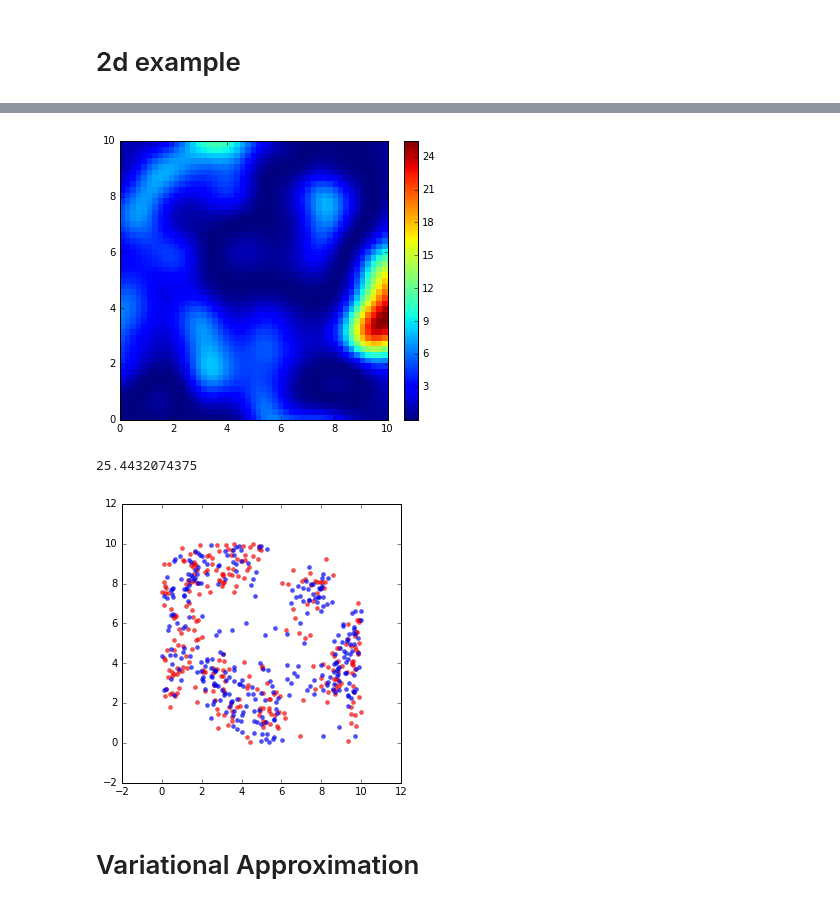
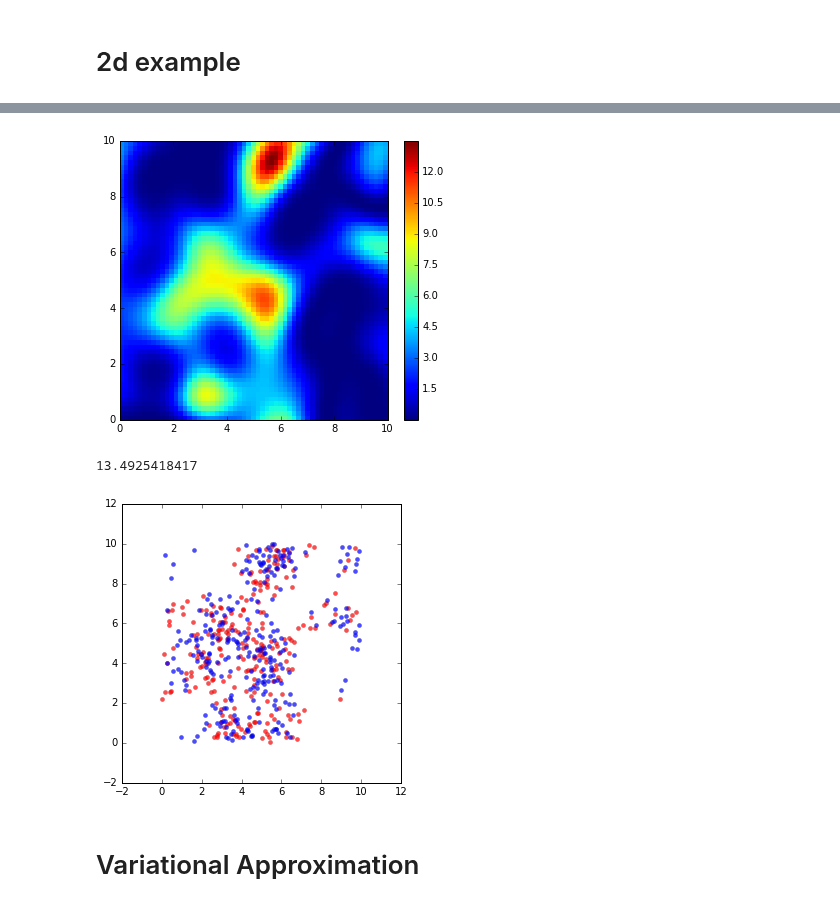
Before and after one commit to maxkohlbrenner/pmai-vi-gpmpp, a Jupyter notebook: 2D Example.ipynb, the cells around one changed output, grey strips where cells are left out. Cells and saved outputs as stored; diff of their text form; code cells hidden in the pictures.

```diff
--- a/2D Example.ipynb
+++ b/2D Example.ipynb
@@ -58,9 +60,9 @@ def gaussian_process_rate_function(xs):
 # %%
 upper_bound = 2
 Tlims = np.array([[0., 10.], [0., 10.]])
-res = 50
-lam_star = 10.
-params = np.array([2.,1.5])
+res = 60
+lam_star = 15.
+params = np.array([1.,1.5])
 
 #generate samples
 #samples,test_samples, _,xx, yy,vals = get_scp_samples(gaussian_process_rate_function, Tlims, upper_bound,res)
@@ -86,15 +87,15 @@ plt.show()
 
 print(np.max(plot_vals))
 # %% [output]
-[figure, old version]
+[figure, new version]
-25.4432074375
+13.4925418417
 # %%
 # sampled data:
 plt.figure(figsize=(5,5))
 plt.scatter(samples[:,0], samples[:,1], linewidth=0.1, alpha=.7, c='r')
-plt.scatter(test_samples[:,0], test_samples[:,1], linewidth=0.1, alpha=.7)
+plt.scatter(test_samples[:,0], test_samples[:,1], linewidth=0.1, alpha=.7, c='b')
 plt.show()
 # %% [output]
-[figure, old version]
+[figure, new version]
 # %% [markdown]
 # Variational Approximation
```
Also changed, not shown: parts of 7 cells of this notebook, 1 other file.
